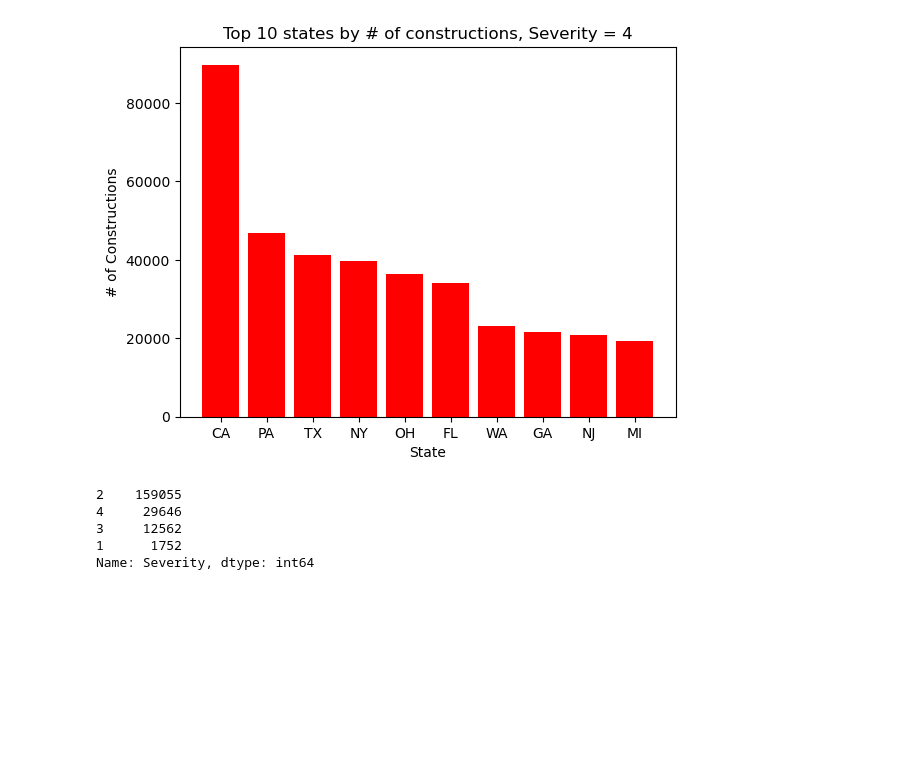
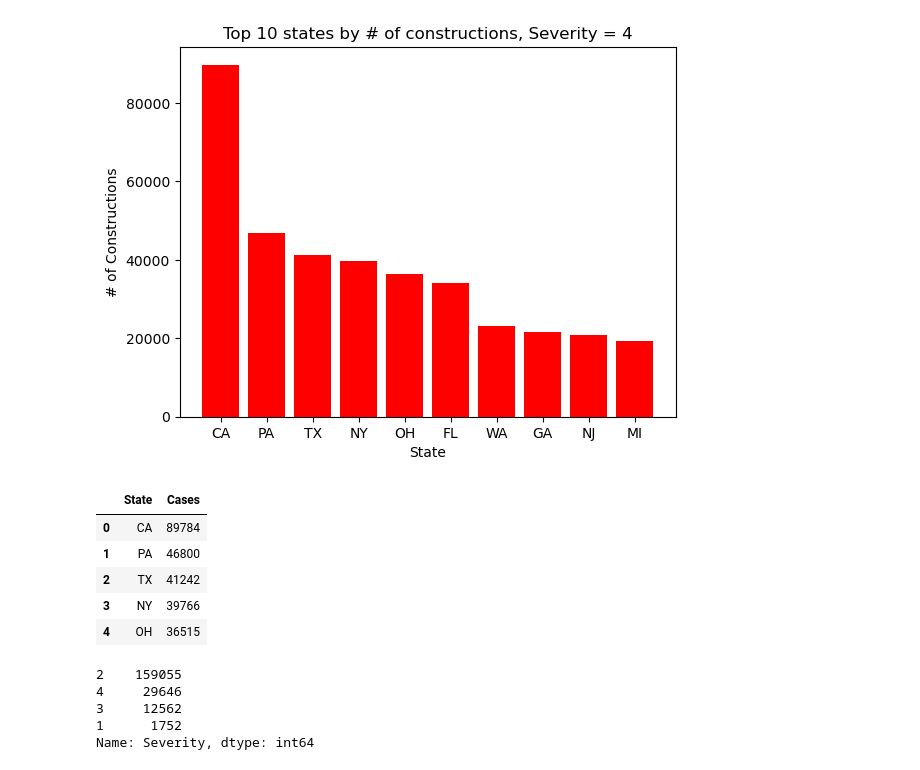
Before and after one commit to RBelgundi-6475/Term_Project_CS5644, a Jupyter notebook: Term_Project.ipynb, the cells around one changed output. Drawn from its saved outputs; the diff is of its cells as text; code cells hidden in the pictures; blank space fills up the shorter version.

```diff
--- a/Term_Project.ipynb
+++ b/Term_Project.ipynb
@@ -230,6 +278,15 @@ plt.ylabel("# of Constructions")
 plt.show()
 # %% [output]
 [figure]
+# %%
+state_df_s4.head()
+# %% [output]
+|  | State | Cases |
+| 0 | CA | 89784 |
+| 1 | PA | 46800 |
+| 2 | TX | 41242 |
+| 3 | NY | 39766 |
+| 4 | OH | 36515 |
 # %%
 df_construction[(df_construction['start_year']>=2021) & (df_construction['end_year']<=2022) & (df_construction['State']=='CA')]['Severity'].value_counts()
 # %% [output]
```
Also changed, not shown: parts of 12 cells of this notebook.
